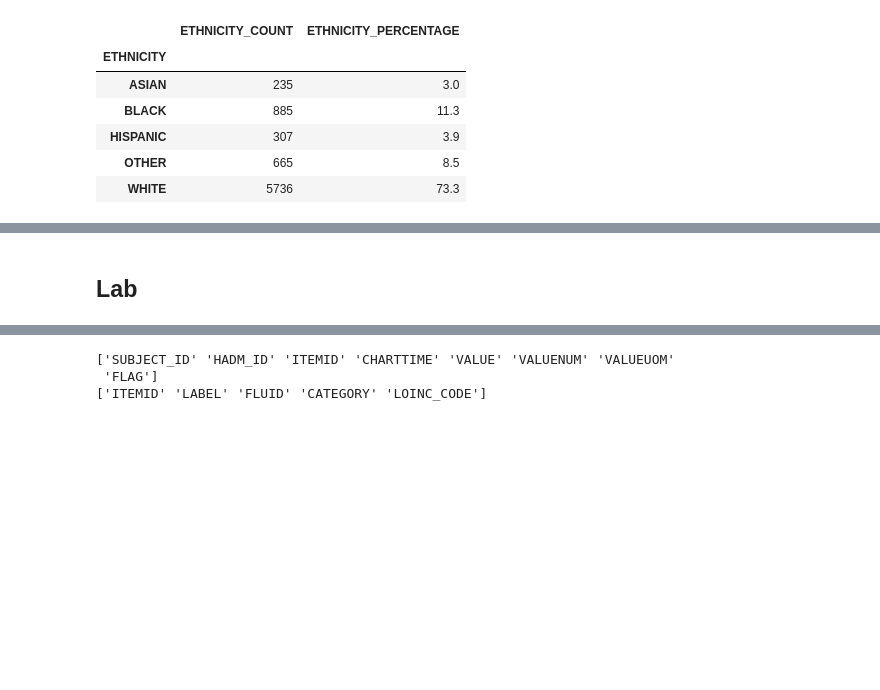
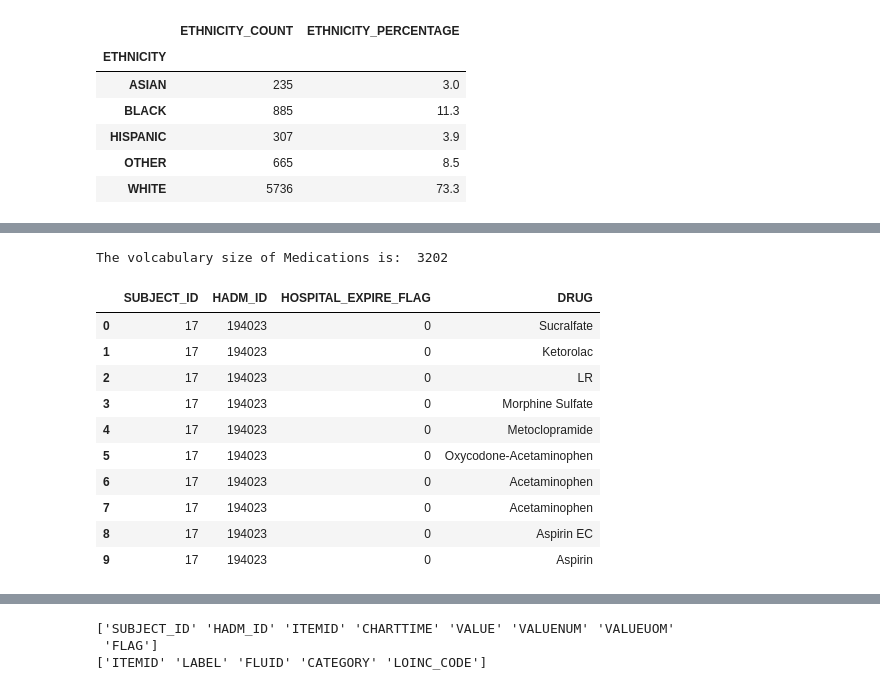
Before and after one commit to bearnomore/CS598_DL4Health, a Jupyter notebook: CS598_DL4Health_Dataset_Processing.ipynb, the cells around one changed output, grey strips where cells are left out. Cells and saved outputs as stored; diff of their text form; code cells hidden in the pictures; blank space fills up the shorter version.

```diff
--- a/CS598_DL4Health_Dataset_Processing.ipynb
+++ b/CS598_DL4Health_Dataset_Processing.ipynb
@@ -196,2 +193,18 @@ the number of medication codes is:  3202
-# %% [markdown]
-## Lab
+# %%
+admissions_subset2 = admissions_subset.merge(medications, on = ['SUBJECT_ID','HADM_ID'], how = 'inner').fillna(-1).drop('ETHNICITY', axis=1)
+print('The volcabulary size of Medications is: ',admissions_subset2.DRUG.nunique())
+admissions_subset2.head(10)
+# admissions_subset3.SUBJECT_ID.nunique() #Check if still have 7537 patients
+# %% [output]
+The volcabulary size of Medications is:  3202
+|  | SUBJECT_ID | HADM_ID | HOSPITAL_EXPIRE_FLAG | DRUG |
+| 0 | 17 | 194023 | 0 | Sucralfate |
+| 1 | 17 | 194023 | 0 | Ketorolac |
+| 2 | 17 | 194023 | 0 | LR |
+| 3 | 17 | 194023 | 0 | Morphine Sulfate |
+| 4 | 17 | 194023 | 0 | Metoclopramide |
+| 5 | 17 | 194023 | 0 | Oxycodone-Acetaminophen |
+| 6 | 17 | 194023 | 0 | Acetaminophen |
+| 7 | 17 | 194023 | 0 | Acetaminophen |
+| 8 | 17 | 194023 | 0 | Aspirin EC |
+| 9 | 17 | 194023 | 0 | Aspirin |
```
Also changed, not shown: parts of 22 cells of this notebook.
